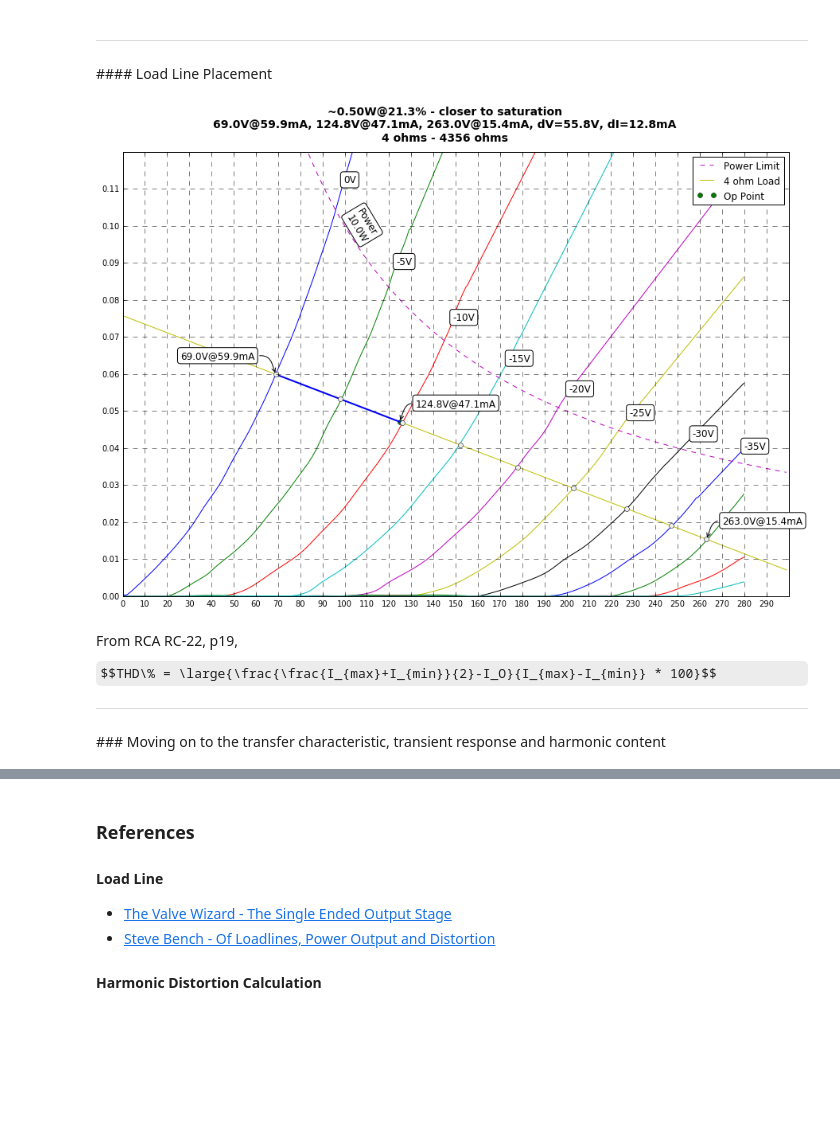
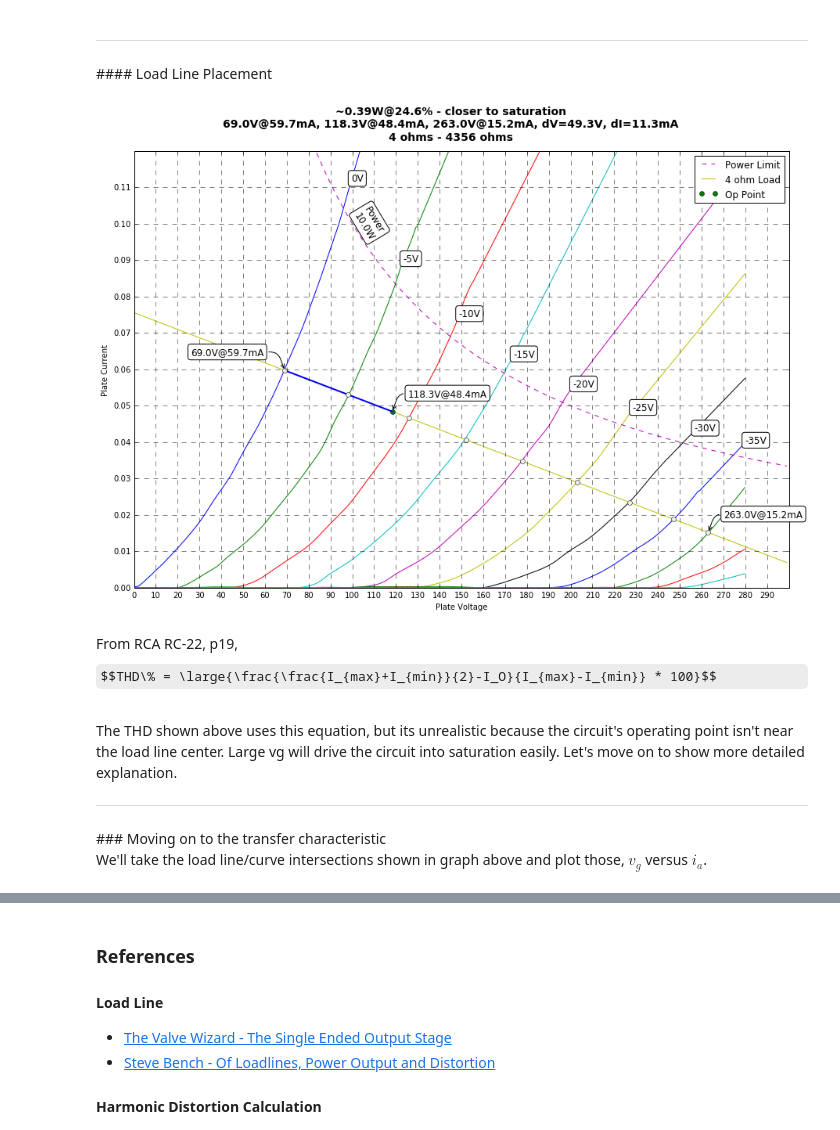
Before and after one commit to jilott/valvestudio, a Jupyter notebook: projects/mectron/triode/The Mectron Load Line - Triode.ipynb, the cells around one changed output, grey strips where cells are left out. Cells and saved outputs as stored; diff of their text form; code cells hidden in the pictures; some formulas as TeX source; blank space fills up the shorter version.

```diff
--- a/projects/mectron/triode/The Mectron Load Line - Triode.ipynb
+++ b/projects/mectron/triode/The Mectron Load Line - Triode.ipynb
@@ -80,8 +80,8 @@ datasheetCurveData.tail(5)
 #### Load Line Placement
 # %%
 #initial values
-Ia = 0.0471  #plate current mA
-Va = 130   #plate voltage V
+Ia = 0.0484  #plate current mA
+Va = 118.3   #plate voltage V
 Rl = 4       #speaker impedance
 n  = 33      #pri/sec turns ratio
 
@@ -108,7 +108,7 @@ for i in range(1,colcount):
                                             datasheetCurveData[colnames[i]].tolist())
 
 def plot(_Ia,_Va,_Rl,_n):
-    global i0intersect, i16intersect,Ia,Va,Rl,n
+    global i0intersect, i16intersect,Ia,Va,Rl,n,b,m
     Ia = _Ia # set the slider values to global
     Va = _Va
     Rl = _Rl
@@ -240,40 +240,46 @@ def plot(_Ia,_Va,_Rl,_n):
     else:
         # closer to cutoff
         Pout =  (vcut-Va)*(1/math.sqrt(2))*(Ia-icut)
         title = "~%.2fW@%0.1f%% - closer to cutoff\n%.1fV@%.1fmA, %.1fV@%.1fmA, %.1fV@%.1fmA, dV=%.1fV, dI=%.1fmA\n%d ohms - %d ohms"%(Pout,
                                                                         distortion,
                                                                         vsat,isat*1000,
                                                                         Va,Ia*1000,
                                                                         vcut,icut*1000,
                                                                         dvhigher,dihigher*1000,
                                                                         Rl,
                                                                         plateImpedance)
         null = plt.plot((Va,vcut),(Ia,icut),linewidth=2,color='b')
 
 
 
     for i in range(1,colcount):
         if iaf[colnames[i]]['loadLineIntersectionV']:
             vinter = iaf[colnames[i]]['loadLineIntersectionV']
             iinter = iaf[colnames[i]]['loadLineIntersectionI']
             null = plt.plot(vinter,iinter,'or',color='#EEEEEE')
 
 
     null = plt.suptitle(title,fontsize=14, fontweight='bold')
+    null = plt.xlabel('Plate Voltage')
+    null = plt.ylabel('Plate Current')
     null = plt.legend()
 
 null = interact(plot,
              _Ia=widgets.FloatSlider(min=0.01,max=0.1,step=0.0025,value=Ia),
-             _Va=widgets.FloatSlider(min=50,max=300,step=5,value=124.75),
+             _Va=widgets.FloatSlider(min=50,max=300,step=5,value=Va),
              _Rl=widgets.FloatSlider(min=2,max=16,step=2,value=4),
              _n=widgets.FloatSlider(min=10,max=40,step=1,value=33))
 # %% [output]
-[figure, old version]
+[figure, new version]
 # %% [markdown]
 From RCA RC-22, p19,
 $$THD\% = \large{\frac{\frac{I_{max}+I_{min}}{2}-I_O}{I_{max}-I_{min}} * 100}$$
+<br>The THD shown above uses this equation, but its unrealistic because the circuit's operating point isn't near the load line center. Large vg will drive the circuit into saturation easily. Let's move on to show more detailed explanation.
+
 <hr>
-### Moving on to the transfer characteristic, transient response and harmonic content
+### Moving on to the transfer characteristic
+
+We'll take the load line/curve intersections shown in graph above and plot those, $v_g$ versus $i_a$.
 # %%
 xlimit = -40.0
 
```
Also changed, not shown: parts of 4 cells of this notebook, 9 other files.
